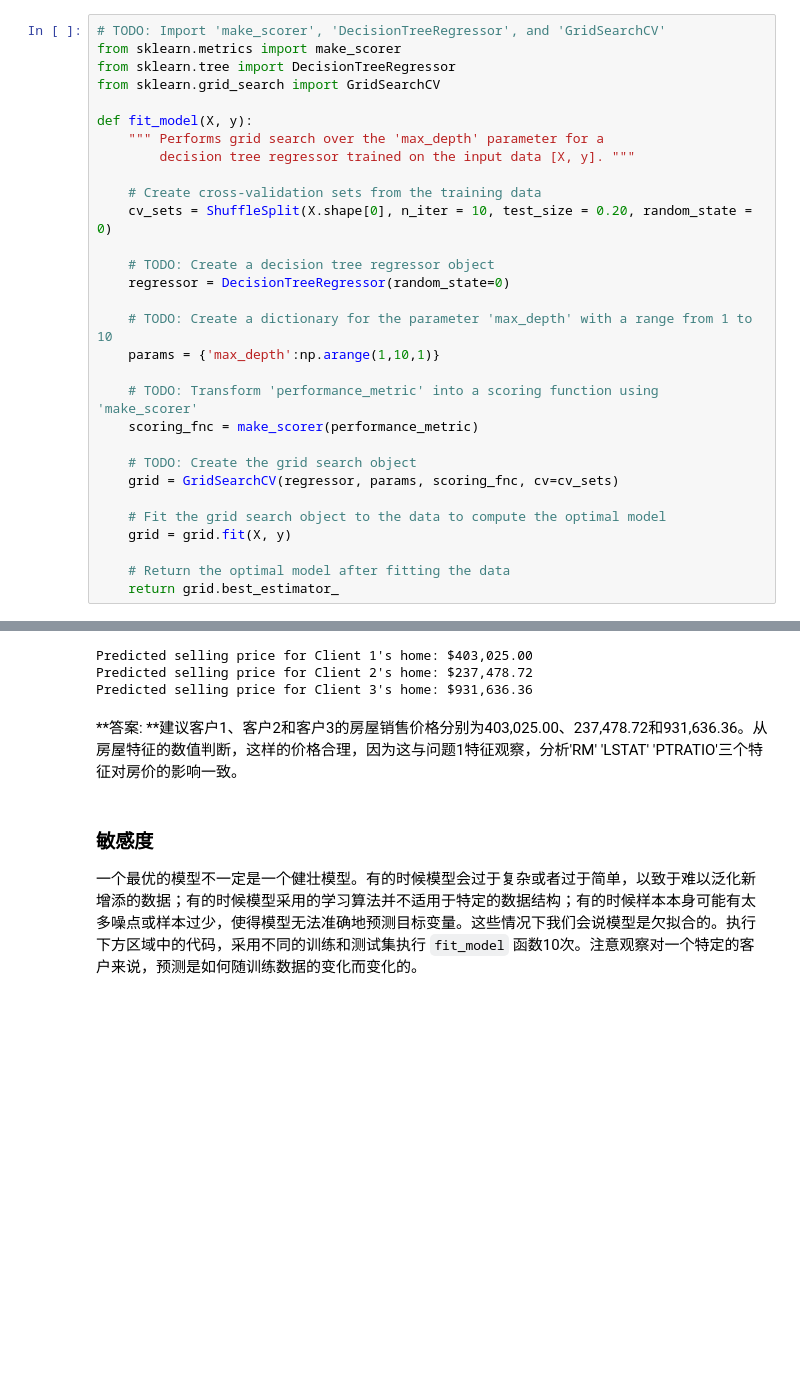
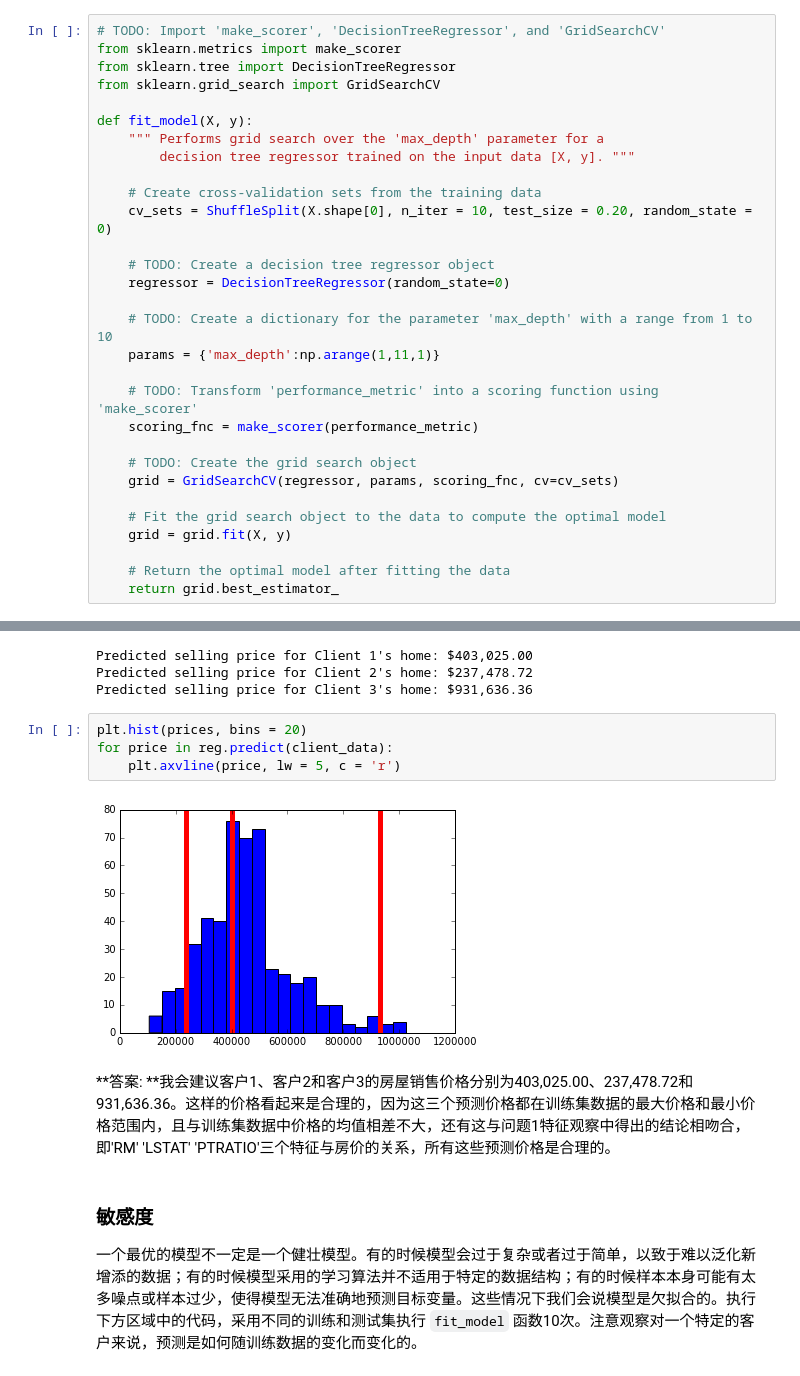
Before and after one commit to henryhuang/boston_housing, a Jupyter notebook: boston_housing.ipynb, the cells around one changed output, grey strips where cells are left out. Drawn from its saved outputs; the diff is of its cells as text; blank space fills up the shorter version.

```diff
--- a/boston_housing.ipynb
+++ b/boston_housing.ipynb
@@ -270,7 +282,7 @@ def fit_model(X, y):
     regressor = DecisionTreeRegressor(random_state=0)
 
     # TODO: Create a dictionary for the parameter 'max_depth' with a range from 1 to 10
-    params = {'max_depth':np.arange(1,10,1)}
+    params = {'max_depth':np.arange(1,11,1)}
 
     # TODO: Transform 'performance_metric' into a scoring function using 'make_scorer'
     scoring_fnc = make_scorer(performance_metric)
@@ -329,8 +341,14 @@ for i, price in enumerate(reg.predict(client_data)):
 Predicted selling price for Client 1's home: $403,025.00
 Predicted selling price for Client 2's home: $237,478.72
 Predicted selling price for Client 3's home: $931,636.36
+# %%
+plt.hist(prices, bins = 20)
+for price in reg.predict(client_data):
+    plt.axvline(price, lw = 5, c = 'r')
+# %% [output]
+[figure, added]
 # %% [markdown]
-**答案: **建议客户1、客户2和客户3的房屋销售价格分别为403,025.00、237,478.72和931,636.36。从房屋特征的数值判断，这样的价格合理，因为这与问题1特征观察，分析'RM' 'LSTAT' 'PTRATIO'三个特征对房价的影响一致。
+**答案: **我会建议客户1、客户2和客户3的房屋销售价格分别为403,025.00、237,478.72和931,636.36。这样的价格看起来是合理的，因为这三个预测价格都在训练集数据的最大价格和最小价格范围内，且与训练集数据中价格的均值相差不大，还有这与问题1特征观察中得出的结论相吻合，即'RM' 'LSTAT' 'PTRATIO'三个特征与房价的关系，所有这些预测价格是合理的。
 # %% [markdown]
 ### 敏感度
 
```
Also changed, not shown: parts of 9 cells of this notebook, 1 other file.
